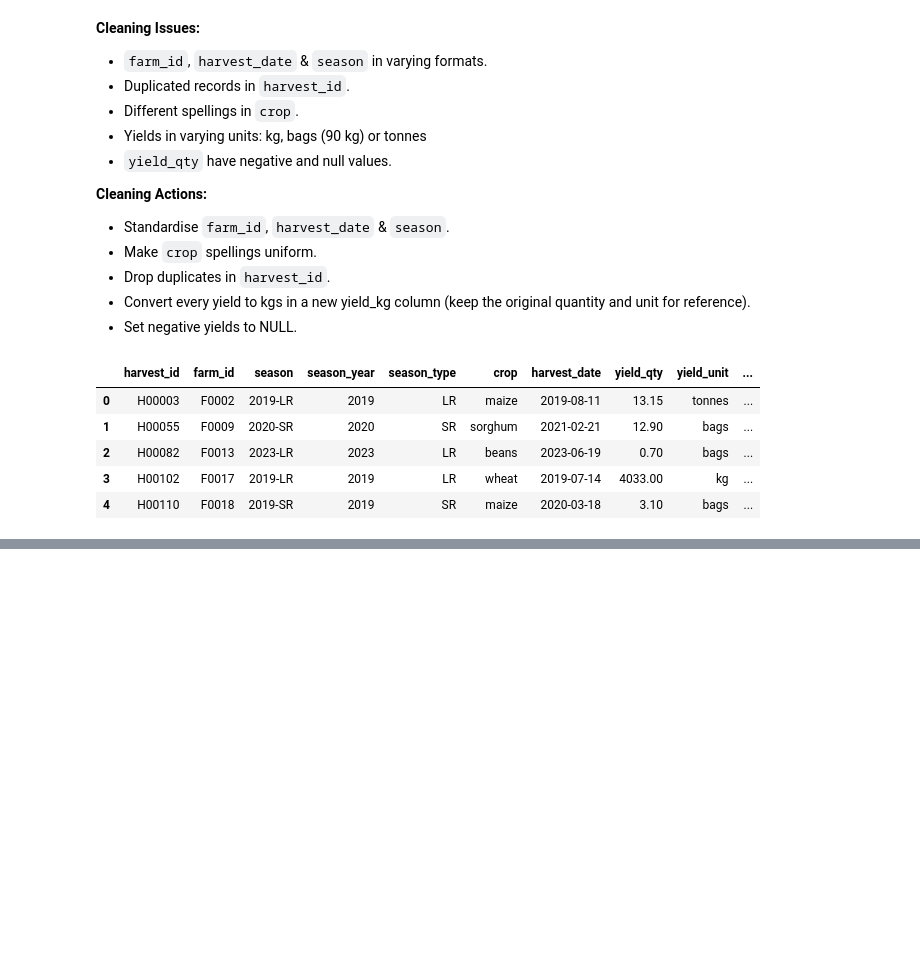
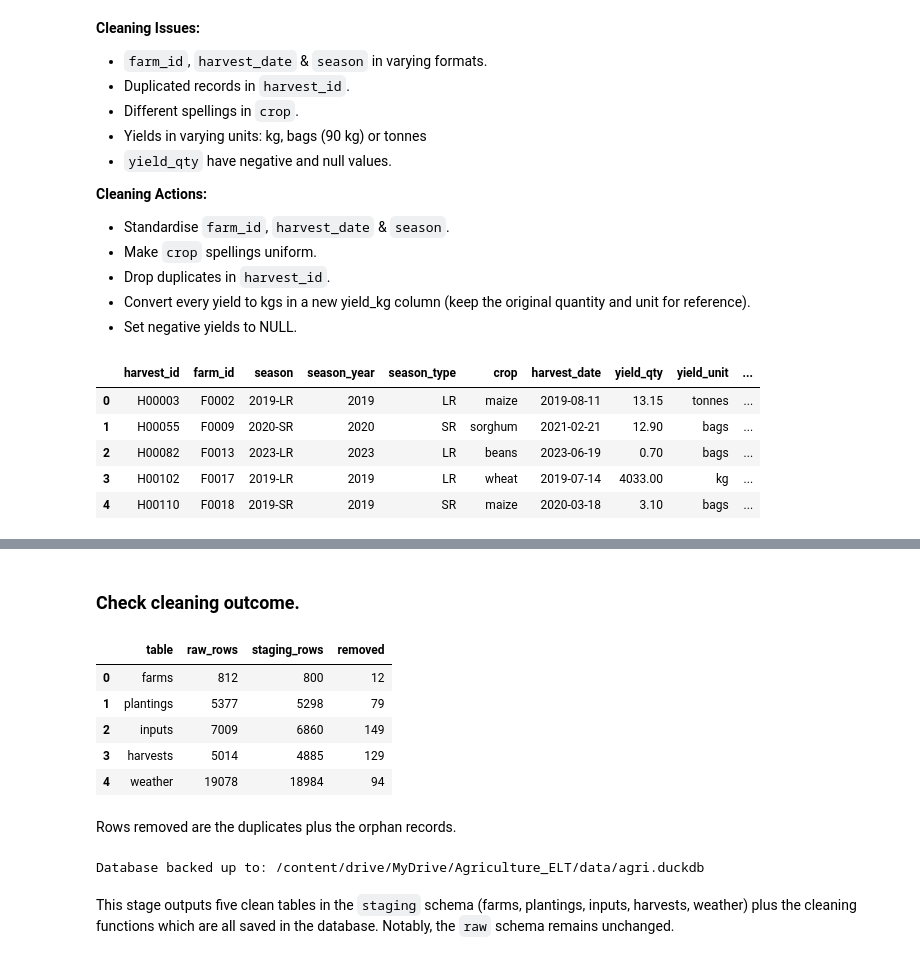
Before and after one commit to edi-kanyua/Predictive-Modeling-in-Agriculture, a Jupyter notebook: Agriculture_ELT.ipynb, the cells around one changed output, grey strips where cells are left out. Saved outputs shown, nothing was run; the diff lists cells and outputs as text; code cells hidden in the pictures; blank space fills up the shorter version.

```diff
--- a/Agriculture_ELT.ipynb
+++ b/Agriculture_ELT.ipynb
@@ -877,0 +955,43 @@ conn.sql("SELECT * FROM staging.harvests LIMIT 5").df()
+# %% [markdown]
+### Check cleaning outcome.
+# %%
+# Let's check the table before and after transformations & no. of removed entries.
+staging = ['farms', 'plantings', 'inputs', 'harvests', 'weather']
+
+rows = []
+
+for table in staging:
+  raw_n = conn.sql(f"SELECT COUNT(*) FROM raw.{table}").fetchone()[0]
+  staging_n = conn.sql(f"SELECT COUNT(*) FROM staging.{table}").fetchone()[0]
+  rows.append(
+      {
+          'table': table,
+          'raw_rows': raw_n,
+          'staging_rows': staging_n,
+          'removed': raw_n - staging_n
+      }
+  )
+
+pd.DataFrame(rows)
+# %% [output]
+|  | table | raw_rows | staging_rows | removed |
+| 0 | farms | 812 | 800 | 12 |
+| 1 | plantings | 5377 | 5298 | 79 |
+| 2 | inputs | 7009 | 6860 | 149 |
+| 3 | harvests | 5014 | 4885 | 129 |
+| 4 | weather | 19078 | 18984 | 94 |
+# %% [markdown]
+Rows removed are the duplicates plus the orphan records.
+# %%
+# Save a copy of the database in Drive
+in_colab = "google.colab" in sys.modules
+drive_db = project_dir / "data" / "agri.duckdb"
+
+if in_colab:
+    drive_db.parent.mkdir(parents=True, exist_ok=True)
+    shutil.copy(db_path, drive_db)
+    print("Database backed up to:", drive_db)
+# %% [output]
+Database backed up to: /content/drive/MyDrive/Agriculture_ELT/data/agri.duckdb
+# %% [markdown]
+This stage outputs five clean tables in the `staging` schema (farms, plantings, inputs, harvests, weather) plus the cleaning functions which are all saved in the database. Notably, the `raw` schema remains unchanged.
```
Also changed, not shown: parts of 5 cells of this notebook.
